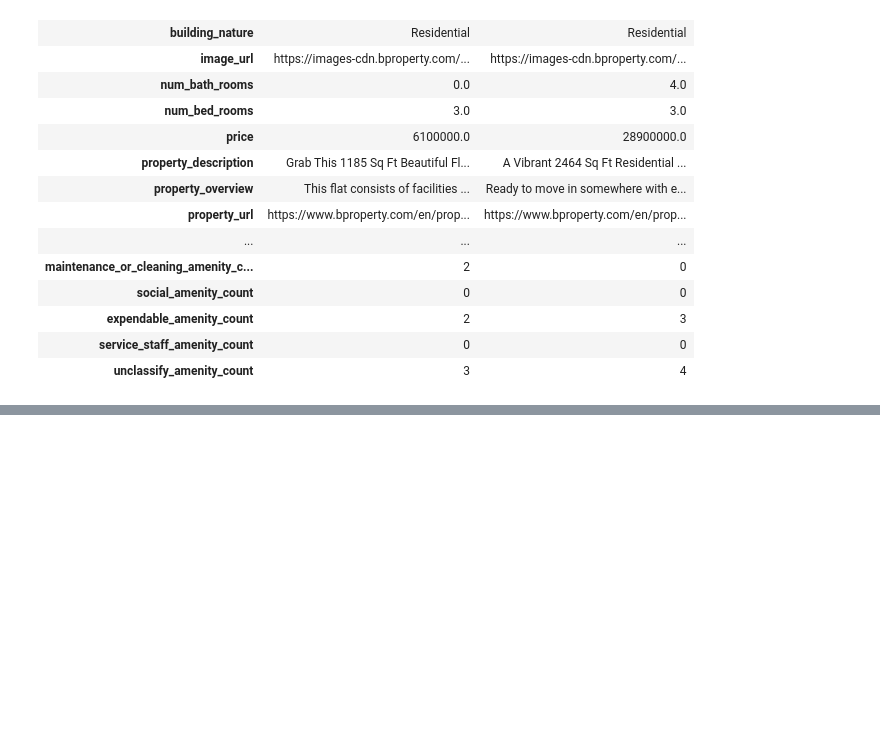
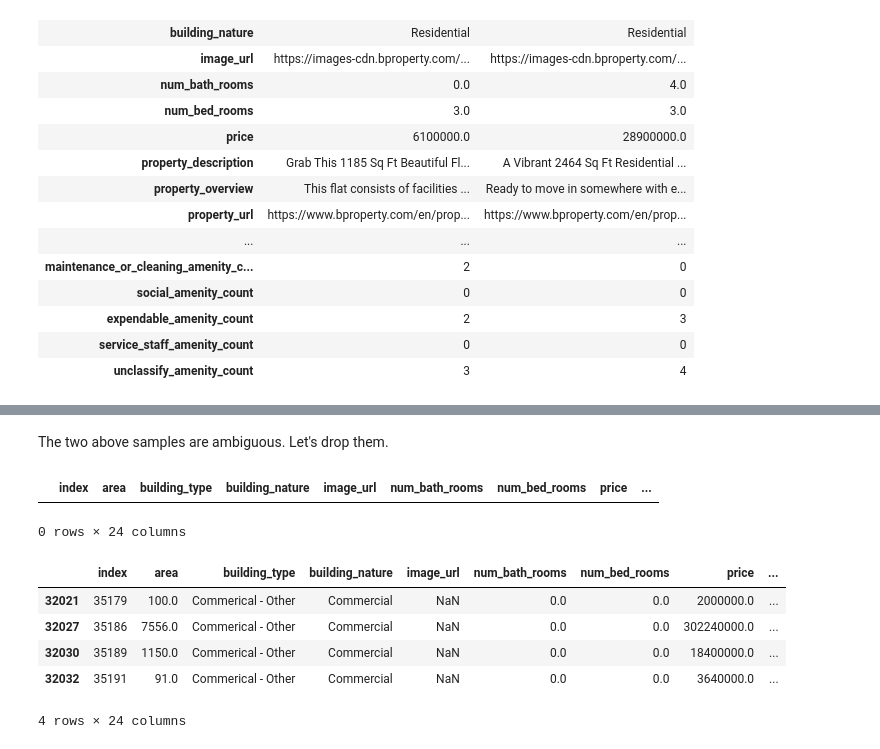
Before and after one commit to OmdenaAI/dhaka-bangladesh-real-estate-recommendation, a Jupyter notebook: src/tasks/task-2-data-preprocessing/merge/merge-batch2.ipynb, the cells around one changed output, grey strips where cells are left out. Drawn from its saved outputs; the diff is of its cells as text; code cells hidden in the pictures; blank space fills up the shorter version.

```diff
--- a/src/tasks/task-2-data-preprocessing/merge/merge-batch2.ipynb
+++ b/src/tasks/task-2-data-preprocessing/merge/merge-batch2.ipynb
@@ -1930,0 +1943,4 @@ merged_df.shape
+# %%
+merged_df["building_type"] = merged_df.apply(lambda row: f"{row['building_nature']} {row['building_type']}" if row["building_type"]=="Plot" else row["building_type"], axis=1)
+#[ merged_df["building_type"]=="Plot" ]
+# merged_df["x"] = merged_df.apply(lambda row: row["building_nature"]+" "+row["building_type"] if row["building_type"]=="Plot" else row["building_type"])
@@ -1930,0 +1959,20 @@ merged_df.shape
+# %% [markdown]
+The two above samples are ambiguous. Let's drop them.
+# %%
+# Drop samples where building_type is ambiguous
+merged_df.drop( merged_df[ merged_df["building_type"]=="Apartment, Commercial" ].index, inplace=True )
+
+# Check dropping was effective
+merged_df[ merged_df["building_type"]=="Apartment, Commercial" ]
+# %% [output]
+|  | index | area | building_type | building_nature | image_url | num_bath_rooms | num_bed_rooms | price | ... |
+0 rows × 24 columns
+# %%
+merged_df[ merged_df["building_type"]=="Commerical - Other" ]
+# %% [output]
+|  | index | area | building_type | building_nature | image_url | num_bath_rooms | num_bed_rooms | price | ... |
+| 32021 | 35179 | 100.0 | Commerical - Other | Commercial | NaN | 0.0 | 0.0 | 2000000.0 | ... |
+| 32027 | 35186 | 7556.0 | Commerical - Other | Commercial | NaN | 0.0 | 0.0 | 302240000.0 | ... |
+| 32030 | 35189 | 1150.0 | Commerical - Other | Commercial | NaN | 0.0 | 0.0 | 18400000.0 | ... |
+| 32032 | 35191 | 91.0 | Commerical - Other | Commercial | NaN | 0.0 | 0.0 | 3640000.0 | ... |
+4 rows × 24 columns
```
Also changed, not shown: parts of 53 cells of this notebook, 1 other file.
